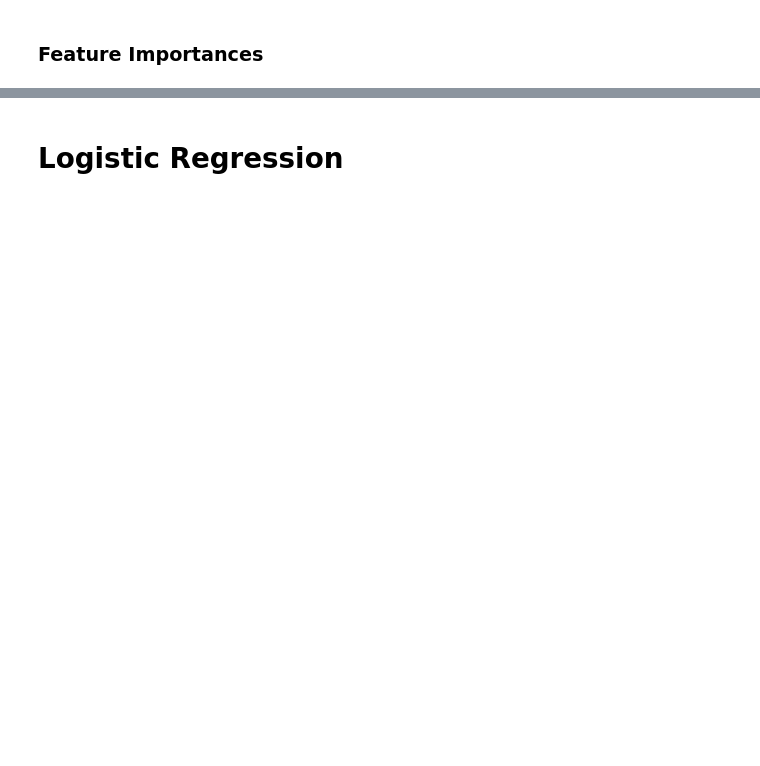
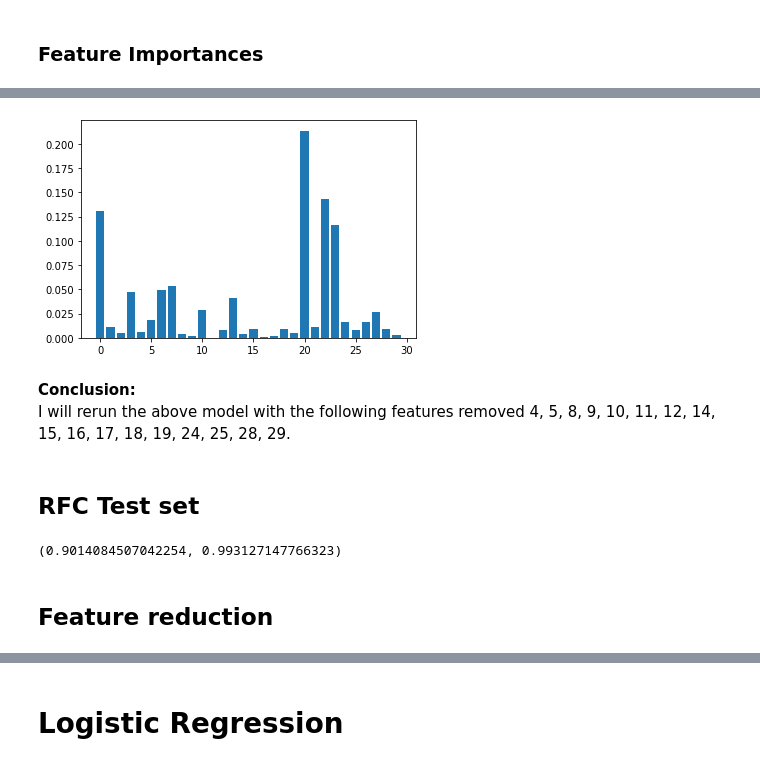
Before and after one commit to mars12161/bayer_challenge_d_life, a Jupyter notebook: breast_cancer_analysis.ipynb, the cells around one changed output, grey strips where cells are left out. Drawn from its saved outputs; the diff is of its cells as text; code cells hidden in the pictures; blank space fills up the shorter version.

```diff
--- a/breast_cancer_analysis.ipynb
+++ b/breast_cancer_analysis.ipynb
@@ -177,5 +321,5 @@ y_test_rfc = y_test
 #OOB (out-of-bag) score is a performance metric that uses
 #the samples that are not used in the training of the model,
 #which is called out-of-bag samples.
-rfc = RandomForestClassifier(n_estimators=40, max_depth=4)#, oob_score=True)
-rfc.fit(X_train_rfc, y_train_rfc)
+rfc = RandomForestClassifier(n_estimators=16, max_depth=4)#, oob_score=True)
+rfc.fit(X_train, y_train)
@@ -196,0 +374,11 @@ for i,v in enumerate(importance):
+# %%
+# plot feature importance
+plt.bar([x for x in range(len(importance))], importance)
+plt.show()
+# %% [output]
+[figure, added]
+# %% [markdown]
+**Conclusion:**<br>
+I will rerun the above model with the following features removed 4, 5, 8, 9, 10, 11, 12, 14, 15, 16, 17, 18, 19, 24, 25, 28, 29.
+# %% [markdown]
+## RFC Test set
@@ -196,0 +387,7 @@ for i,v in enumerate(importance):
+# %%
+#the score for the test values is lower than the training values, this indicates that the model is overfitting.
+precision_score(y_test, pred_rfc_test1), precision_score(y_train, y_pred_train_rfc)
+# %% [output]
+(0.9014084507042254, 0.993127147766323)
+# %% [markdown]
+## Feature reduction
```
Also changed, not shown: parts of 126 cells of this notebook.
